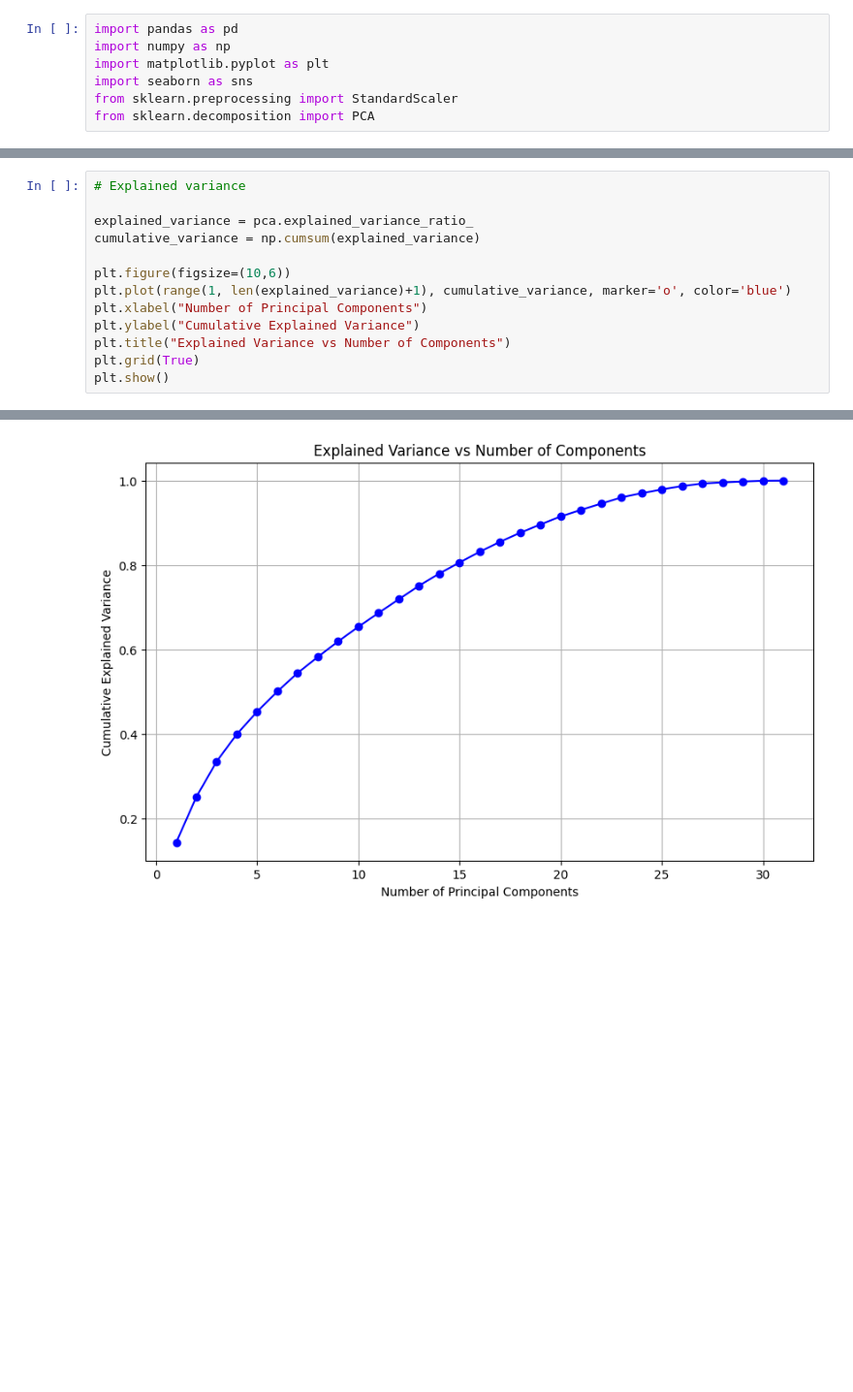
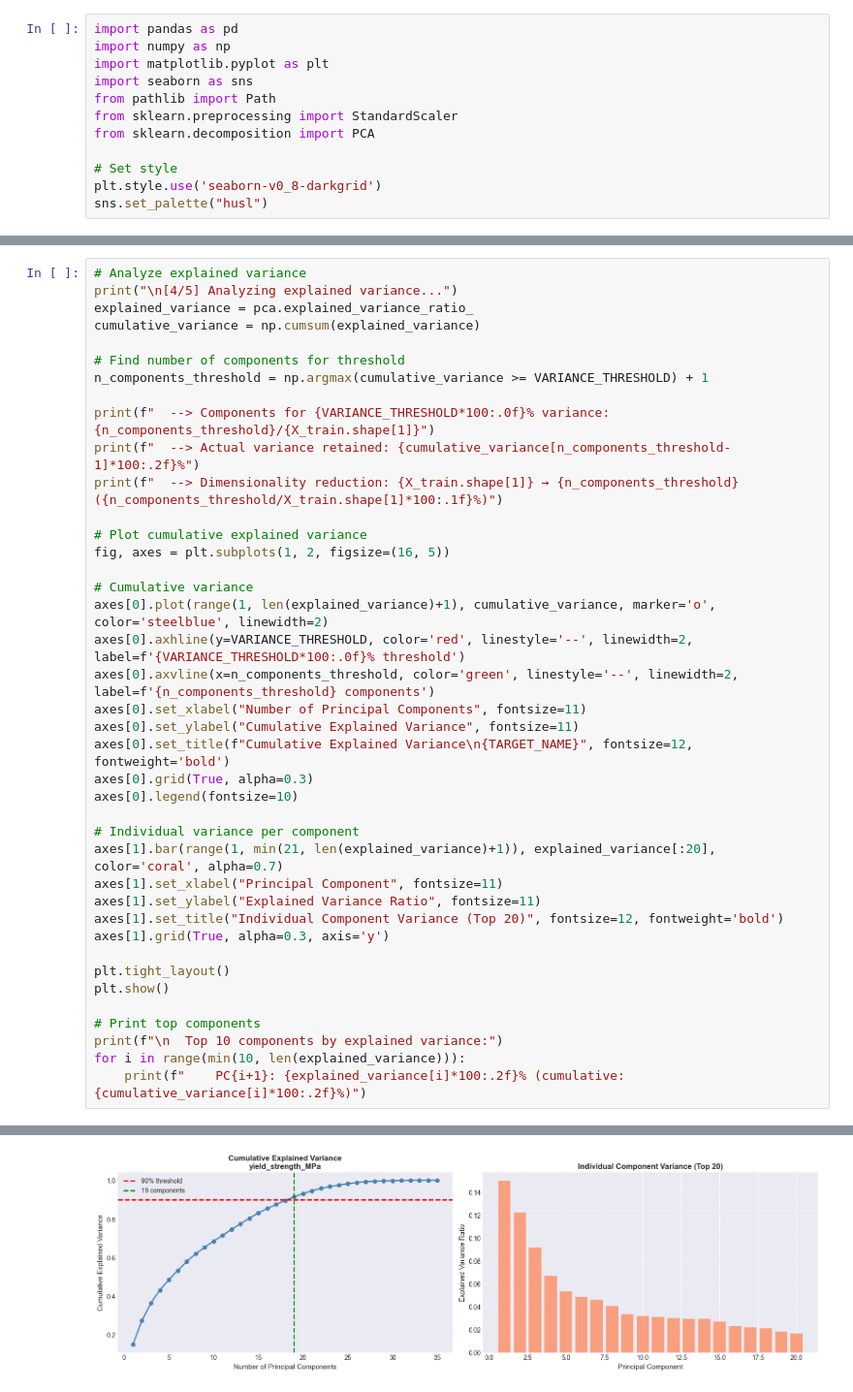
Before and after one commit to kevlariii/weld-quality, a Jupyter notebook: src/data/04. pca.ipynb, the cells around one changed output, grey strips where cells are left out. Shown: that part at 97% size. Drawn from its saved outputs; the diff is of its cells as text; blank space fills up the shorter version.

```diff
--- a/src/data/04. pca.ipynb
+++ b/src/data/04. pca.ipynb
@@ -3,6 +3,11 @@ import pandas as pd
 import numpy as np
 import matplotlib.pyplot as plt
 import seaborn as sns
+from pathlib import Path
 from sklearn.preprocessing import StandardScaler
 from sklearn.decomposition import PCA
+
+# Set style
+plt.style.use('seaborn-v0_8-darkgrid')
+sns.set_palette("husl")
 # %%
@@ -37,14 +107,41 @@ X_test_pca  = pca.transform(X_test_scaled)
 # %%
-# Explained variance
-
+# Analyze explained variance
+print("\n[4/5] Analyzing explained variance...")
 explained_variance = pca.explained_variance_ratio_
 cumulative_variance = np.cumsum(explained_variance)
 
-plt.figure(figsize=(10,6))
-plt.plot(range(1, len(explained_variance)+1), cumulative_variance, marker='o', color='blue')
-plt.xlabel("Number of Principal Components")
-plt.ylabel("Cumulative Explained Variance")
-plt.title("Explained Variance vs Number of Components")
-plt.grid(True)
+# Find number of components for threshold
+n_components_threshold = np.argmax(cumulative_variance >= VARIANCE_THRESHOLD) + 1
+
+print(f"  --> Components for {VARIANCE_THRESHOLD*100:.0f}% variance: {n_components_threshold}/{X_train.shape[1]}")
+print(f"  --> Actual variance retained: {cumulative_variance[n_components_threshold-1]*100:.2f}%")
+print(f"  --> Dimensionality reduction: {X_train.shape[1]} → {n_components_threshold} ({n_components_threshold/X_train.shape[1]*100:.1f}%)")
+
+# Plot cumulative explained variance
+fig, axes = plt.subplots(1, 2, figsize=(16, 5))
+
+# Cumulative variance
+axes[0].plot(range(1, len(explained_variance)+1), cumulative_variance, marker='o', color='steelblue', linewidth=2)
+axes[0].axhline(y=VARIANCE_THRESHOLD, color='red', linestyle='--', linewidth=2, label=f'{VARIANCE_THRESHOLD*100:.0f}% threshold')
+axes[0].axvline(x=n_components_threshold, color='green', linestyle='--', linewidth=2, label=f'{n_components_threshold} components')
+axes[0].set_xlabel("Number of Principal Components", fontsize=11)
+axes[0].set_ylabel("Cumulative Explained Variance", fontsize=11)
+axes[0].set_title(f"Cumulative Explained Variance\n{TARGET_NAME}", fontsize=12, fontweight='bold')
+axes[0].grid(True, alpha=0.3)
+axes[0].legend(fontsize=10)
+
+# Individual variance per component
+axes[1].bar(range(1, min(21, len(explained_variance)+1)), explained_variance[:20], color='coral', alpha=0.7)
+axes[1].set_xlabel("Principal Component", fontsize=11)
+axes[1].set_ylabel("Explained Variance Ratio", fontsize=11)
+axes[1].set_title("Individual Component Variance (Top 20)", fontsize=12, fontweight='bold')
+axes[1].grid(True, alpha=0.3, axis='y')
+
+plt.tight_layout()
 plt.show()
+
+# Print top components
+print(f"\n  Top 10 components by explained variance:")
+for i in range(min(10, len(explained_variance))):
+    print(f"    PC{i+1}: {explained_variance[i]*100:.2f}% (cumulative: {cumulative_variance[i]*100:.2f}%)")
 # %% [output]
@@ -51 +152 @@ plt.show()
-[figure, old version]
+[figure, new version]
```
Also changed, not shown: parts of 9 cells of this notebook.
